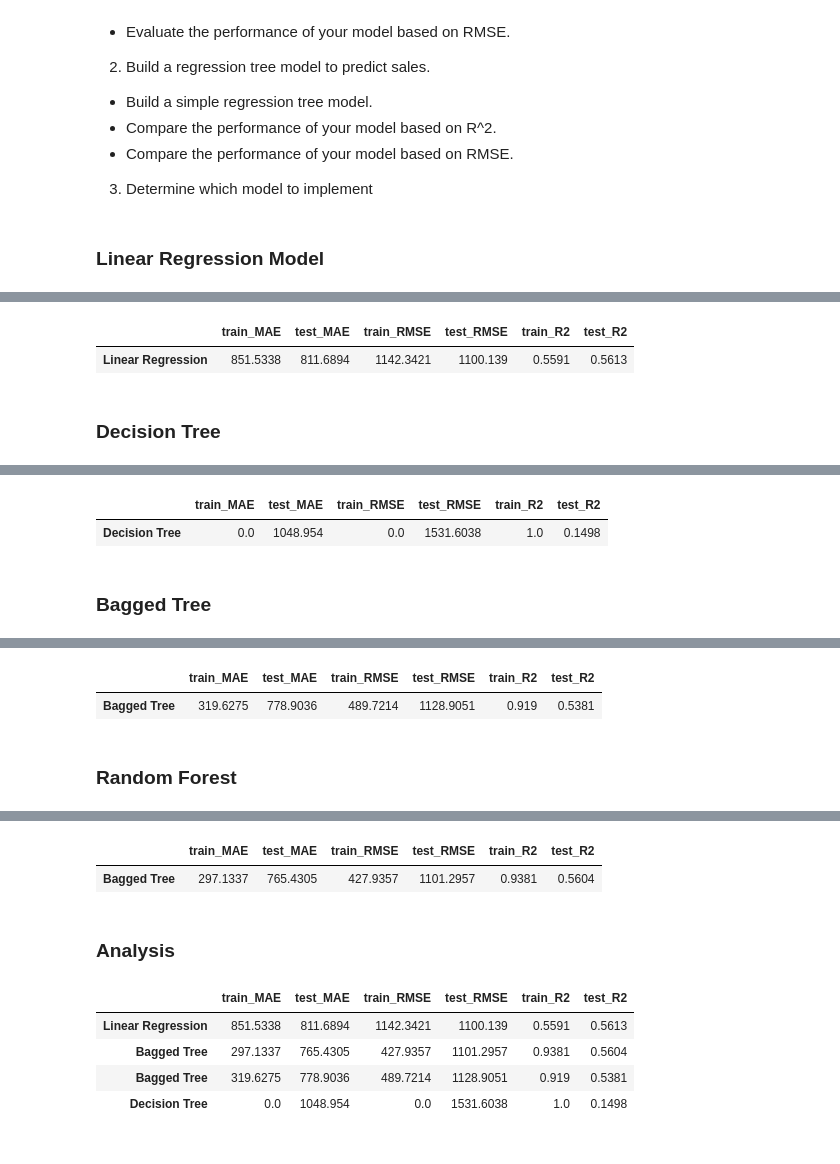
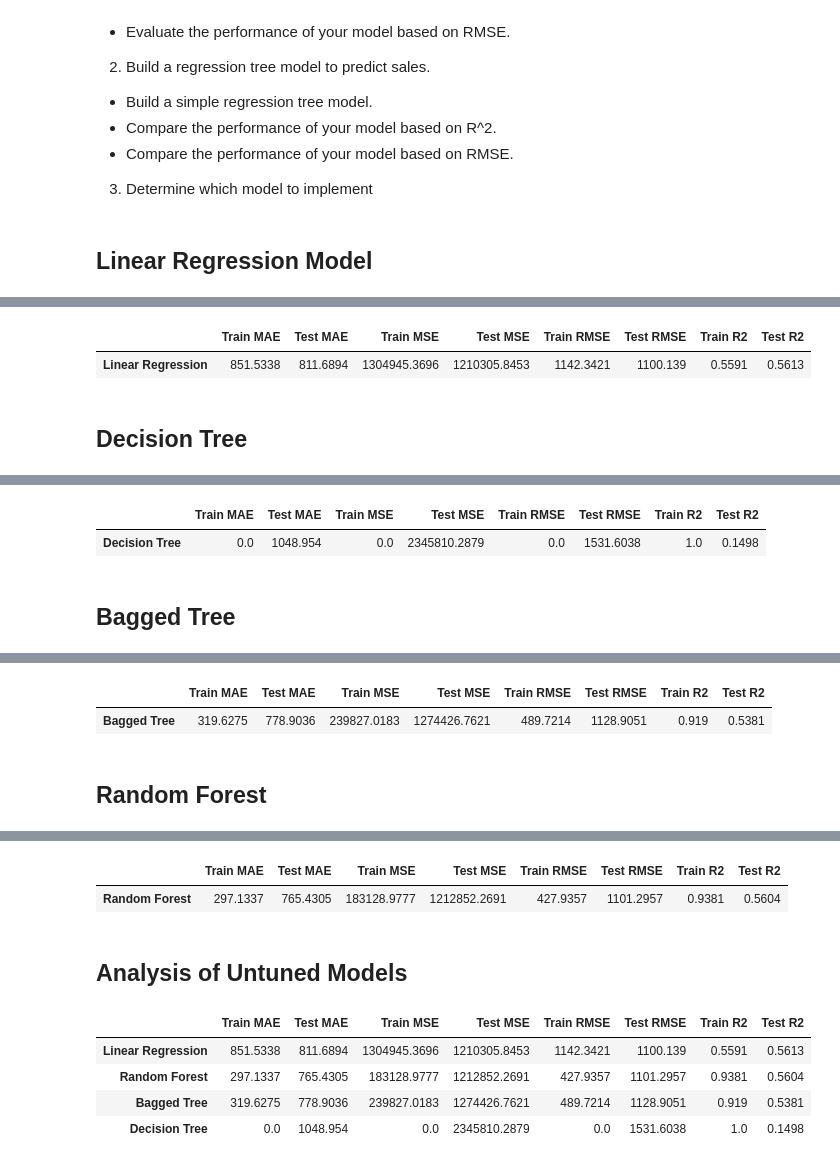
Before and after one commit to jaytrey777/Coding-Dojo-Project-1, a Jupyter notebook: Jason_Tracey_Big_Mart_Sales_Prediction_Data.ipynb, the cells around one changed output, grey strips where cells are left out. Drawn from its saved outputs; the diff is of its cells as text; code cells hidden in the pictures.

```diff
--- a/Jason_Tracey_Big_Mart_Sales_Prediction_Data.ipynb
+++ b/Jason_Tracey_Big_Mart_Sales_Prediction_Data.ipynb
@@ -894,29 +894,33 @@ def model_metrics(pipe, X_train, y_train, X_test, y_test,
   train_pred = pipe.predict(X_train)
   test_preds = pipe.predict(X_test)
 
-  metrics = ['train_MAE','test_MAE',
-             'train_RMSE', 'test_RMSE',
-             'train_R2', 'test_R2']
+  metrics = ['Train MAE', 'Test MAE',
+             'Train MSE', 'Test MSE',
+             'Train RMSE', 'Test RMSE',
+             'Train R2', 'Test R2']
 
   ## Train
   train_mae = round(mean_absolute_error(y_train, train_pred),4)
+  train_mse= round(mean_squared_error(y_train, train_pred),4)
   train_rmse = round(np.sqrt(mean_squared_error(y_train, train_pred)),4)
   train_r2 = round(r2_score(y_train, train_pred),4)
 
   ## Test
   test_mae = round(mean_absolute_error(y_test, test_preds),4)
+  test_mse = round((mean_squared_error(y_test, test_preds)),4)
   test_rmse = round(np.sqrt(mean_squared_error(y_test, test_preds)),4)
   test_r2 = round(r2_score(y_test, test_preds),4)
 
   ## Output Dataframe
   scores = pd.DataFrame(columns=metrics, index=[f'{model_name}'])
   scores.loc[f'{model_name}', :] = [train_mae, test_mae,
+                                          train_mse, test_mse,
                                           train_rmse, test_rmse,
                                           train_r2, test_r2]
 
   return scores
 # %% [markdown]
-### Linear Regression Model
+## Linear Regression Model
 # %%
 lin_reg = LinearRegression() #creates an instance of the model
 
@@ -950,10 +954,10 @@ lin_test_predictions = lin_reg_pipe.predict(X_test)
 lin_reg_scores = model_metrics(lin_reg_pipe, X_train, y_train, X_test, y_test, model_name='Linear Regression')
 lin_reg_scores
 # %% [output]
-|  | train_MAE | test_MAE | train_RMSE | test_RMSE | train_R2 | test_R2 |
-| Linear Regression | 851.5338 | 811.6894 | 1142.3421 | 1100.139 | 0.5591 | 0.5613 |
+|  | Train MAE | Test MAE | Train MSE | Test MSE | Train RMSE | Test RMSE | Train R2 | Test R2 |
+| Linear Regression | 851.5338 | 811.6894 | 1304945.3696 | 1210305.8453 | 1142.3421 | 1100.139 | 0.5591 | 0.5613 |
 # %% [markdown]
-### Decision Tree
+## Decision Tree
 # %%
 #Decision Tree
 decision_tree = DecisionTreeRegressor(random_state = 42) # creates instance of the model
@@ -988,10 +992,10 @@ Decision_test_predictions = decision_tree_pipeline.predict(X_test)
 dec_tree_scores = model_metrics(decision_tree_pipeline, X_train, y_train, X_test, y_test, model_name='Decision Tree')
 dec_tree_scores
 # %% [output]
-|  | train_MAE | test_MAE | train_RMSE | test_RMSE | train_R2 | test_R2 |
-| Decision Tree | 0.0 | 1048.954 | 0.0 | 1531.6038 | 1.0 | 0.1498 |
+|  | Train MAE | Test MAE | Train MSE | Test MSE | Train RMSE | Test RMSE | Train R2 | Test R2 |
+| Decision Tree | 0.0 | 1048.954 | 0.0 | 2345810.2879 | 0.0 | 1531.6038 | 1.0 | 0.1498 |
 # %% [markdown]
-### Bagged Tree
+## Bagged Tree
 # %%
 #Bagged Tree
 bagged_tree = BaggingRegressor(random_state = 42) # creates instance of the model
@@ -1026,8 +1030,8 @@ bagged_test_predictions = bagged_tree_pipeline.predict(X_test)
 bag_tree_scores = model_metrics(bagged_tree_pipeline, X_train, y_train, X_test, y_test, model_name='Bagged Tree')
 bag_tree_scores
 # %% [output]
-|  | train_MAE | test_MAE | train_RMSE | test_RMSE | train_R2 | test_R2 |
-| Bagged Tree | 319.6275 | 778.9036 | 489.7214 | 1128.9051 | 0.919 | 0.5381 |
+|  | Train MAE | Test MAE | Train MSE | Test MSE | Train RMSE | Test RMSE | Train R2 | Test R2 |
+| Bagged Tree | 319.6275 | 778.9036 | 239827.0183 | 1274426.7621 | 489.7214 | 1128.9051 | 0.919 | 0.5381 |
 # %% [markdown]
-### Random Forest
+## Random Forest
 # %%
@@ -1061,25 +1065,25 @@ random_forest_train_predictions = random_forest_pipeline.predict(X_train)
 random_forest_test_predictions = random_forest_pipeline.predict(X_test)
 
 ## Display the Model's metrics
-random_forest_scores = model_metrics(random_forest_pipeline, X_train, y_train, X_test, y_test, model_name='Bagged Tree')
+random_forest_scores = model_metrics(random_forest_pipeline, X_train, y_train, X_test, y_test, model_name='Random Forest')
 random_forest_scores
 # %% [output]
-|  | train_MAE | test_MAE | train_RMSE | test_RMSE | train_R2 | test_R2 |
-| Bagged Tree | 297.1337 | 765.4305 | 427.9357 | 1101.2957 | 0.9381 | 0.5604 |
+|  | Train MAE | Test MAE | Train MSE | Test MSE | Train RMSE | Test RMSE | Train R2 | Test R2 |
+| Random Forest | 297.1337 | 765.4305 | 183128.9777 | 1212852.2691 | 427.9357 | 1101.2957 | 0.9381 | 0.5604 |
 # %% [markdown]
-### Analysis
+## Analysis of Untuned Models
 # %%
 #combine all scores in a table for reference
 score_df = pd.concat([lin_reg_scores, dec_tree_scores, bag_tree_scores, random_forest_scores])
 
 #Sort by the testing R-Squared Value
-score_df.sort_values(by = ['test_R2'], ascending = False)
+score_df.sort_values(by = ['Test R2'], ascending = False)
 # %% [output]
-|  | train_MAE | test_MAE | train_RMSE | test_RMSE | train_R2 | test_R2 |
-| Linear Regression | 851.5338 | 811.6894 | 1142.3421 | 1100.139 | 0.5591 | 0.5613 |
-| Bagged Tree | 297.1337 | 765.4305 | 427.9357 | 1101.2957 | 0.9381 | 0.5604 |
-| Bagged Tree | 319.6275 | 778.9036 | 489.7214 | 1128.9051 | 0.919 | 0.5381 |
-| Decision Tree | 0.0 | 1048.954 | 0.0 | 1531.6038 | 1.0 | 0.1498 |
+|  | Train MAE | Test MAE | Train MSE | Test MSE | Train RMSE | Test RMSE | Train R2 | Test R2 |
+| Linear Regression | 851.5338 | 811.6894 | 1304945.3696 | 1210305.8453 | 1142.3421 | 1100.139 | 0.5591 | 0.5613 |
+| Random Forest | 297.1337 | 765.4305 | 183128.9777 | 1212852.2691 | 427.9357 | 1101.2957 | 0.9381 | 0.5604 |
+| Bagged Tree | 319.6275 | 778.9036 | 239827.0183 | 1274426.7621 | 489.7214 | 1128.9051 | 0.919 | 0.5381 |
+| Decision Tree | 0.0 | 1048.954 | 0.0 | 2345810.2879 | 0.0 | 1531.6038 | 1.0 | 0.1498 |
 # %% [markdown]
 - Without any tuning, `Linear Regression Model` has the best `R Squared Value` and the `Decision Tree` has the worst.
 
```
Also changed, not shown: parts of 22 cells of this notebook.
